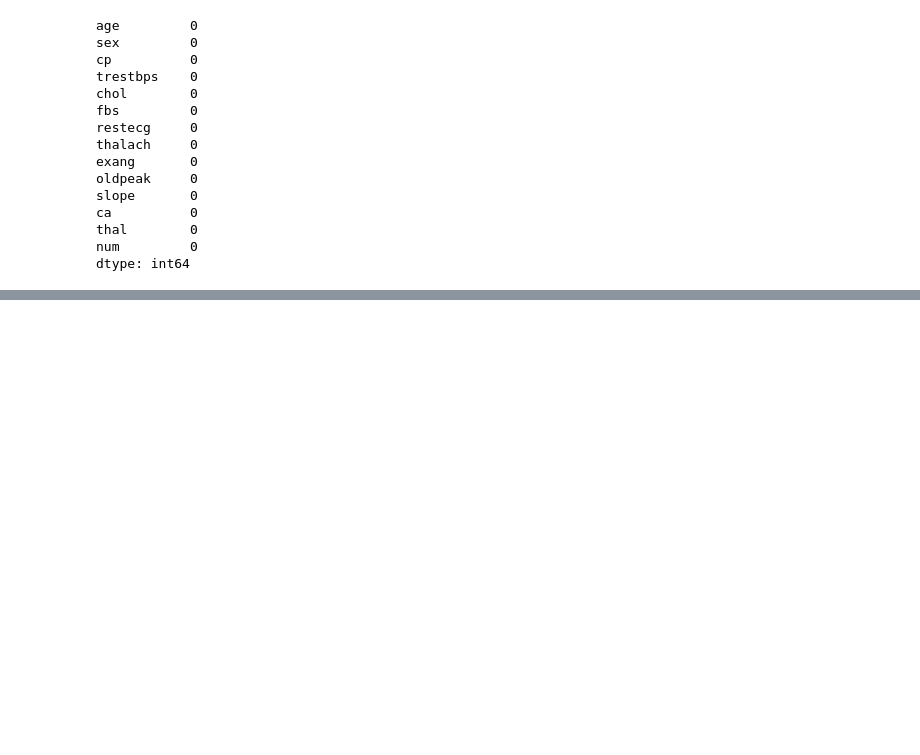
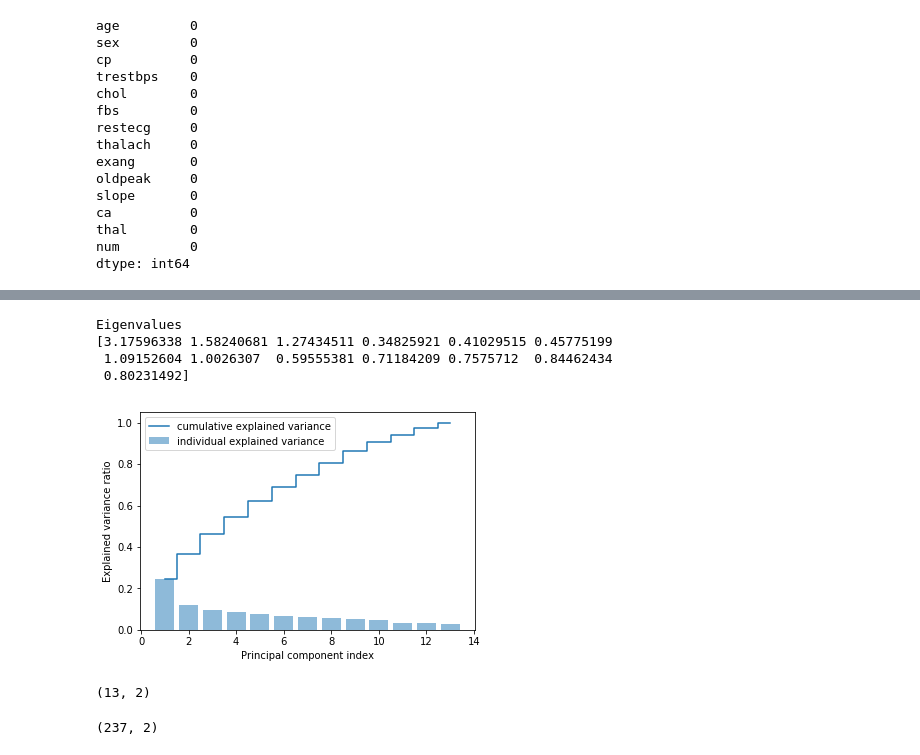
Before and after one commit to Happybirdy/Heart-Disease-Classifier, a Jupyter notebook: _Heart Disease Data Set -- Cleveland.ipynb, the cells around one changed output, grey strips where cells are left out. Cells and saved outputs as stored; diff of their text form; code cells hidden in the pictures; blank space fills up the shorter version.

```diff
--- a/_Heart Disease Data Set -- Cleveland.ipynb
+++ b/_Heart Disease Data Set -- Cleveland.ipynb
@@ -95,0 +148,5 @@ dtype: int64
+# %%
+# It seems the 'ca' and 'thal' columns are string values, let's convert them into float
+#heart_data_cle.convert_objects(convert_numeric=True)
+heart_data_cle['ca'] = heart_data_cle['ca'].convert_objects(convert_numeric=True)
+heart_data_cle['thal'] = heart_data_cle['thal'].convert_objects(convert_numeric=True)
@@ -96,8 +176,10 @@ dtype: int64
 # %%
 # Now let's split the data set into training set and test set
 from sklearn.model_selection import train_test_split
-X, y = heart_data_cle.iloc[:, 0: -2], heart_data_cle.iloc[:, -1]
+X, y = heart_data_cle.iloc[:, 0: -1], heart_data_cle.iloc[:, -1]
 X_train, X_test, y_train, y_test = train_test_split(X, y,
                                                     test_size=0.2,    # 20% of the data is used as testing data
                                                     random_state=0,
                                                     stratify=y)
+#X_train.head()
+y_train.head()
@@ -125,0 +222,39 @@ X_test_std = stdsc.transform(X_test)
+# %%
+# Calculation of covariance matrix
+cov_mat = np.cov(X_train_std.T)
+eigen_vals, eigen_vecs = np.linalg.eig(cov_mat)
+print('\nEigenvalues \n%s' % eigen_vals)
+# %% [output]
+Eigenvalues
+[3.17596338 1.58240681 1.27434511 0.34825921 0.41029515 0.45775199
+ 1.09152604 1.0026307  0.59555381 0.71184209 0.7575712  0.84462434
+ 0.80231492]
+# %%
+# Visualize the variance_explained_ratios
+tot = sum(eigen_vals)
+var_exp = [(i/tot) for i in sorted(eigen_vals, reverse=True)]
+cum_var_exp=np.cumsum(var_exp)
+plt.bar(range(1,14), var_exp, alpha=0.5, align='center', label='individual explained variance')
+plt.step(range(1,14), cum_var_exp, where='mid', label='cumulative explained variance')
+plt.ylabel('Explained variance ratio')
+plt.xlabel('Principal component index')
+plt.legend(loc='best')
+plt.show()
+# %% [output]
+[figure, added]
+# %%
+# From the figure above we can see the first two principal components combined explains about 40% of the variance in the dataset
+# Make a list of the (eigenvalue, eigenvector) tuples
+eigen_pairs = [(np.abs(eigen_vals[i]), eigen_vecs[:,i]) for i in range(len(eigen_vals))]
+# Sort the (eigenvalue, eigenvector) tuples from high to low
+eigen_pairs.sort(key=lambda k: k[0], reverse=True)
+# Generate the 13*2 dimensional projection matrix with the two largest eigen vectors
+w = np.hstack((eigen_pairs[0][1][:, np.newaxis], eigen_pairs[1][1][:, np.newaxis]))
+w.shape
+# %% [output]
+(13, 2)
+# %%
+X_train_pca = X_train_std.dot(w)
+X_train_pca.shape
+# %% [output]
+(237, 2)
```
Also changed, not shown: parts of 31 cells of this notebook.
